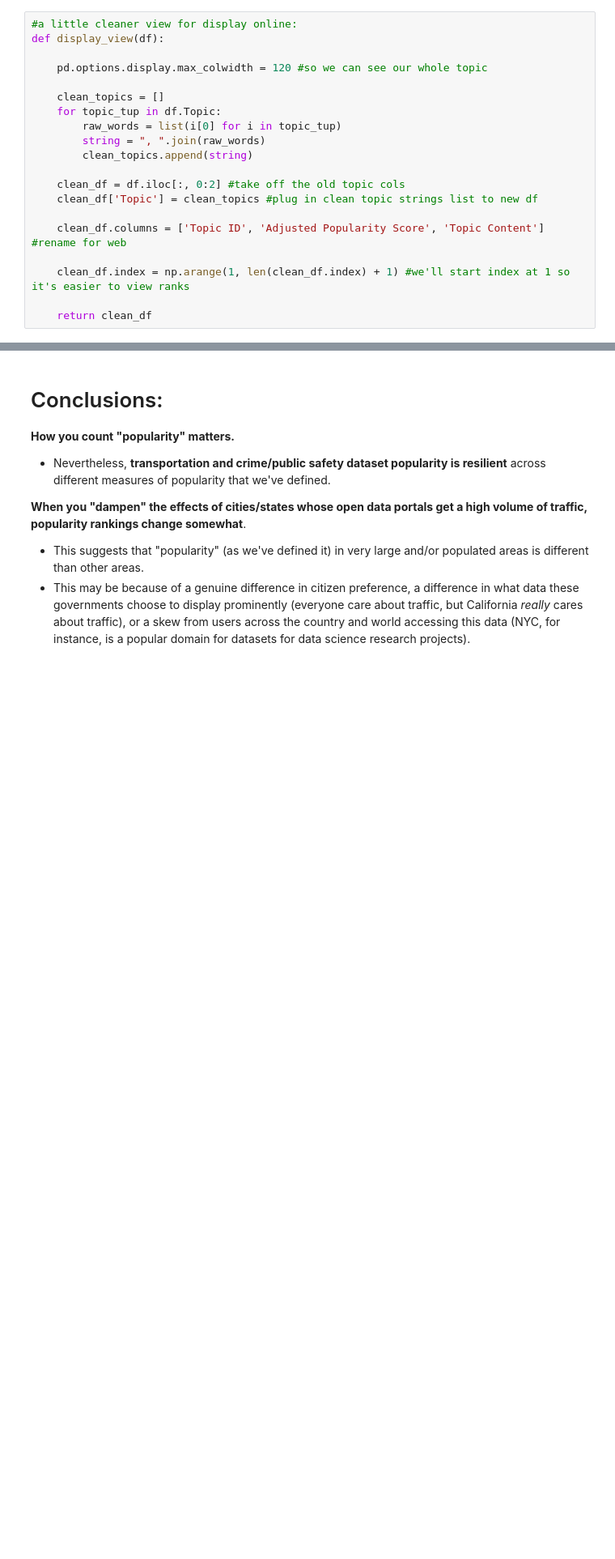
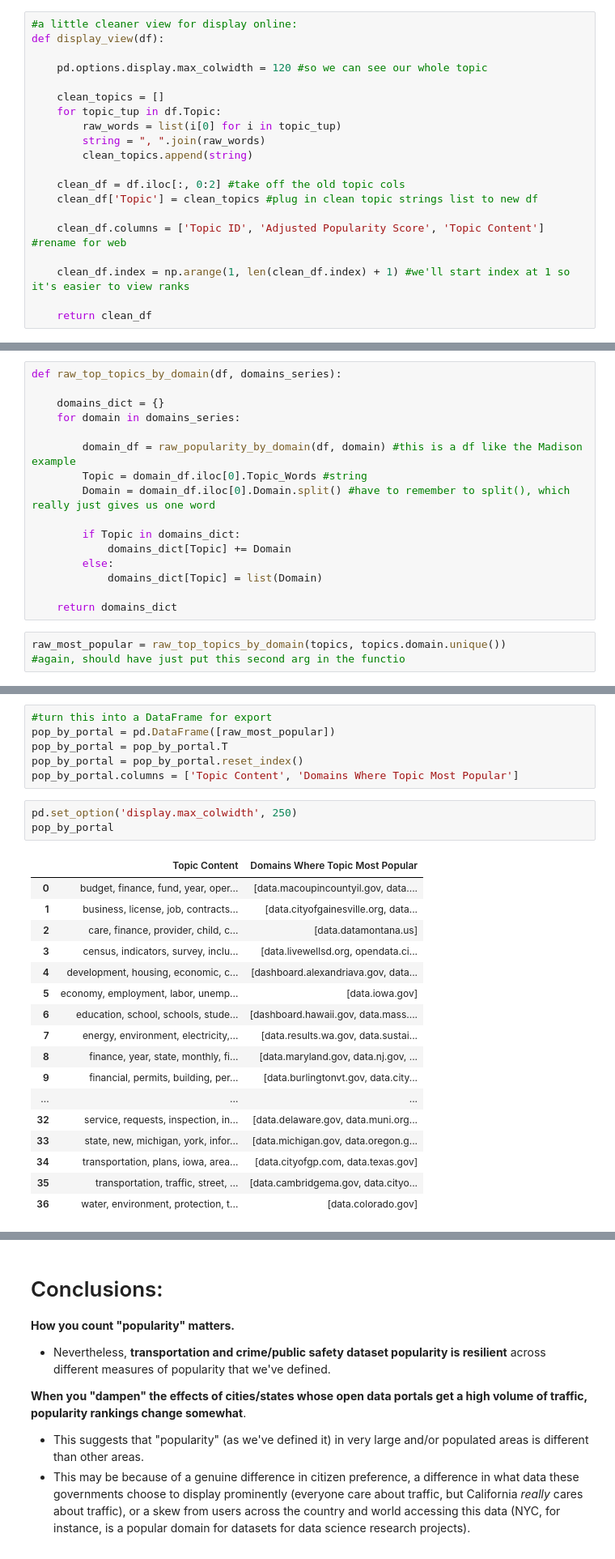
Before and after one commit to sunlightpolicy/popular-data-sets, a Jupyter notebook: Socrata API Open Data Portal Analysis - Final Version.ipynb, the cells around one changed output, grey strips where cells are left out. Shown: that part at 81% size. Drawn from its saved outputs; the diff is of its cells as text; blank space fills up the shorter version.

```diff
--- a/Socrata API Open Data Portal Analysis - Final Version.ipynb
+++ b/Socrata API Open Data Portal Analysis - Final Version.ipynb
@@ -758,0 +813,19 @@ Interesting! Our top transportation tag has fallen out of the Top 10. Perhaps Ca
+# %%
+def raw_top_topics_by_domain(df, domains_series):
+
+    domains_dict = {}
+    for domain in domains_series:
+
+        domain_df = raw_popularity_by_domain(df, domain) #this is a df like the Madison example
+        Topic = domain_df.iloc[0].Topic_Words #string
+        Domain = domain_df.iloc[0].Domain.split() #have to remember to split(), which really just gives us one word
+
+        if Topic in domains_dict:
+            domains_dict[Topic] += Domain
+        else:
+            domains_dict[Topic] = list(Domain)
+
+    return domains_dict
+# %%
+raw_most_popular = raw_top_topics_by_domain(topics, topics.domain.unique())
+#again, should have just put this second arg in the functio
@@ -758,0 +852,27 @@ Interesting! Our top transportation tag has fallen out of the Top 10. Perhaps Ca
+# %%
+#turn this into a DataFrame for export
+pop_by_portal = pd.DataFrame([raw_most_popular])
+pop_by_portal = pop_by_portal.T
+pop_by_portal = pop_by_portal.reset_index()
+pop_by_portal.columns = ['Topic Content', 'Domains Where Topic Most Popular']
+# %%
+pd.set_option('display.max_colwidth', 250)
+pop_by_portal
+# %% [output]
+|  | Topic Content | Domains Where Topic Most Popular |
+| 0 | budget, finance, fund, year, oper... | [data.macoupincountyil.gov, data.... |
+| 1 | business, license, job, contracts... | [data.cityofgainesville.org, data... |
+| 2 | care, finance, provider, child, c... | [data.datamontana.us] |
+| 3 | census, indicators, survey, inclu... | [data.livewellsd.org, opendata.ci... |
+| 4 | development, housing, economic, c... | [dashboard.alexandriava.gov, data... |
+| 5 | economy, employment, labor, unemp... | [data.iowa.gov] |
+| 6 | education, school, schools, stude... | [dashboard.hawaii.gov, data.mass.... |
+| 7 | energy, environment, electricity,... | [data.results.wa.gov, data.sustai... |
+| 8 | finance, year, state, monthly, fi... | [data.maryland.gov, data.nj.gov, ... |
+| 9 | financial, permits, building, per... | [data.burlingtonvt.gov, data.city... |
+| ... | ... | ... |
+| 32 | service, requests, inspection, in... | [data.delaware.gov, data.muni.org... |
+| 33 | state, new, michigan, york, infor... | [data.michigan.gov, data.oregon.g... |
+| 34 | transportation, plans, iowa, area... | [data.cityofgp.com, data.texas.gov] |
+| 35 | transportation, traffic, street, ... | [data.cambridgema.gov, data.cityo... |
+| 36 | water, environment, protection, t... | [data.colorado.gov] |
```
Also changed, not shown: parts of 21 cells of this notebook.
